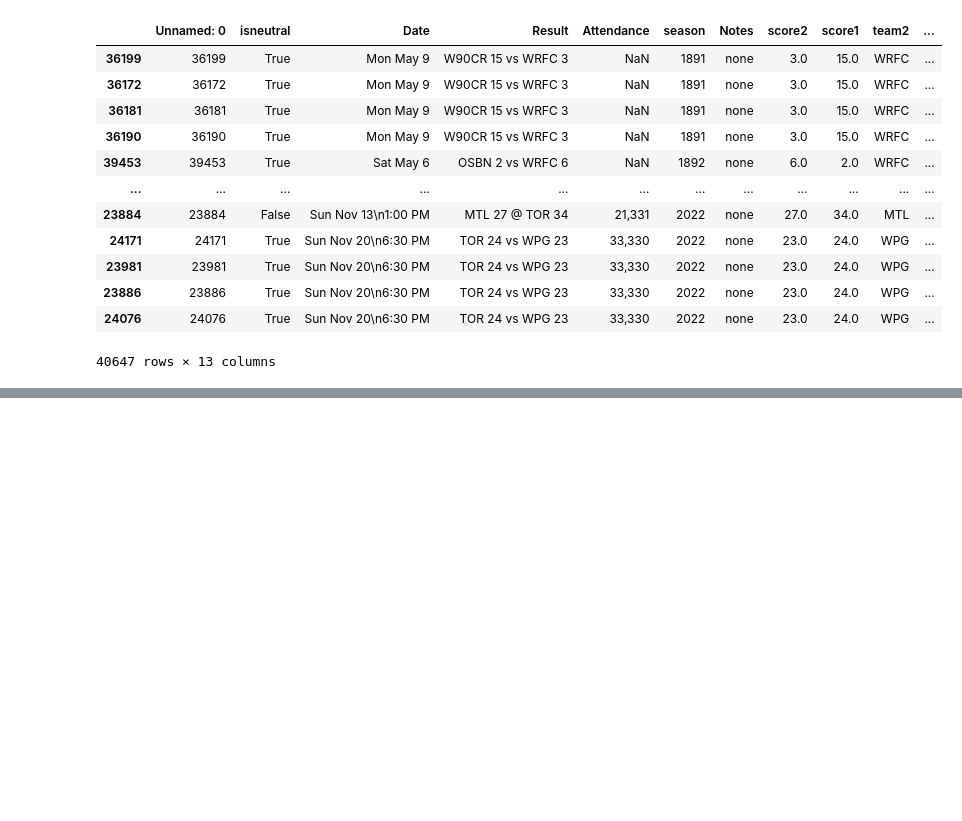
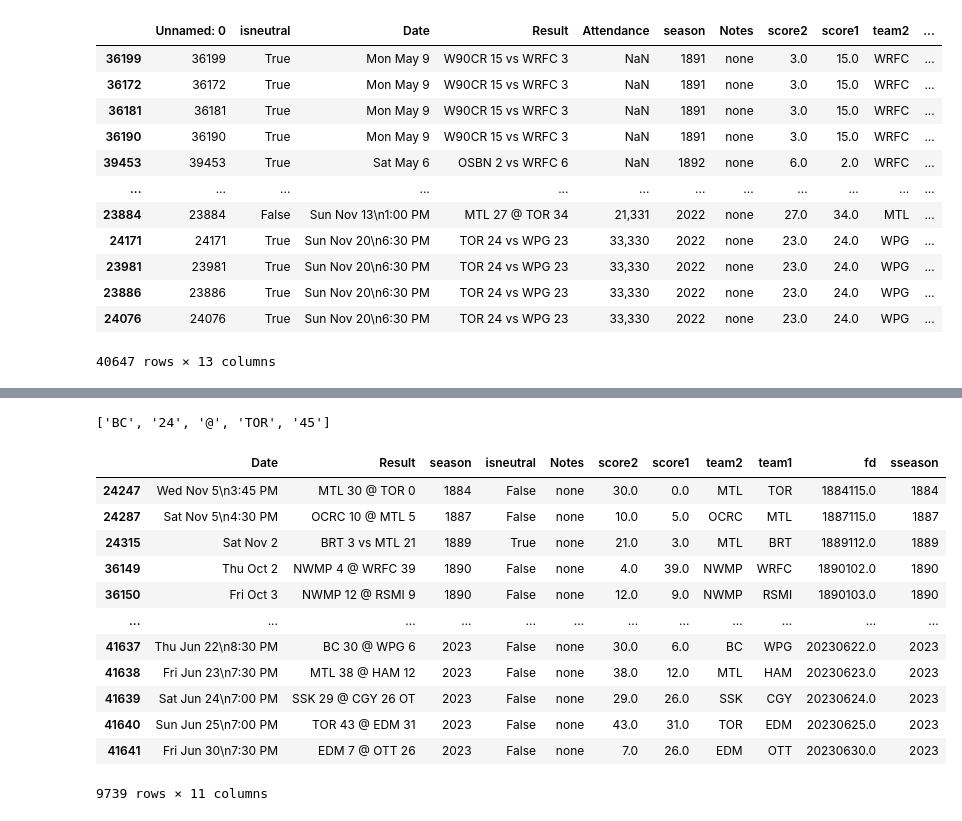
Before and after one commit to easella/cfl, a Jupyter notebook: cfl-elos.ipynb, the cells around one changed output, grey strips where cells are left out. Drawn from its saved outputs; the diff is of its cells as text; code cells hidden in the pictures; blank space fills up the shorter version.

```diff
--- a/cfl-elos.ipynb
+++ b/cfl-elos.ipynb
@@ -556,0 +848,20 @@ vegw
+# %%
+x
+# %% [output]
+['BC', '24', '@', 'TOR', '45']
+# %%
+df
+# %% [output]
+|  | Date | Result | season | isneutral | Notes | score2 | score1 | team2 | team1 | fd | sseason |
+| 24247 | Wed Nov 5\n3:45 PM | MTL 30 @ TOR 0 | 1884 | False | none | 30.0 | 0.0 | MTL | TOR | 1884115.0 | 1884 |
+| 24287 | Sat Nov 5\n4:30 PM | OCRC 10 @ MTL 5 | 1887 | False | none | 10.0 | 5.0 | OCRC | MTL | 1887115.0 | 1887 |
+| 24315 | Sat Nov 2 | BRT 3 vs MTL 21 | 1889 | True | none | 21.0 | 3.0 | MTL | BRT | 1889112.0 | 1889 |
+| 36149 | Thu Oct 2 | NWMP 4 @ WRFC 39 | 1890 | False | none | 4.0 | 39.0 | NWMP | WRFC | 1890102.0 | 1890 |
+| 36150 | Fri Oct 3 | NWMP 12 @ RSMI 9 | 1890 | False | none | 12.0 | 9.0 | NWMP | RSMI | 1890103.0 | 1890 |
+| ... | ... | ... | ... | ... | ... | ... | ... | ... | ... | ... | ... |
+| 41637 | Thu Jun 22\n8:30 PM | BC 30 @ WPG 6 | 2023 | False | none | 30.0 | 6.0 | BC | WPG | 20230622.0 | 2023 |
+| 41638 | Fri Jun 23\n7:30 PM | MTL 38 @ HAM 12 | 2023 | False | none | 38.0 | 12.0 | MTL | HAM | 20230623.0 | 2023 |
+| 41639 | Sat Jun 24\n7:00 PM | SSK 29 @ CGY 26 OT | 2023 | False | none | 29.0 | 26.0 | SSK | CGY | 20230624.0 | 2023 |
+| 41640 | Sun Jun 25\n7:00 PM | TOR 43 @ EDM 31 | 2023 | False | none | 43.0 | 31.0 | TOR | EDM | 20230625.0 | 2023 |
+| 41641 | Fri Jun 30\n7:30 PM | EDM 7 @ OTT 26 | 2023 | False | none | 7.0 | 26.0 | EDM | OTT | 20230630.0 | 2023 |
+9739 rows × 11 columns
```
Also changed, not shown: parts of 5 cells of this notebook.
